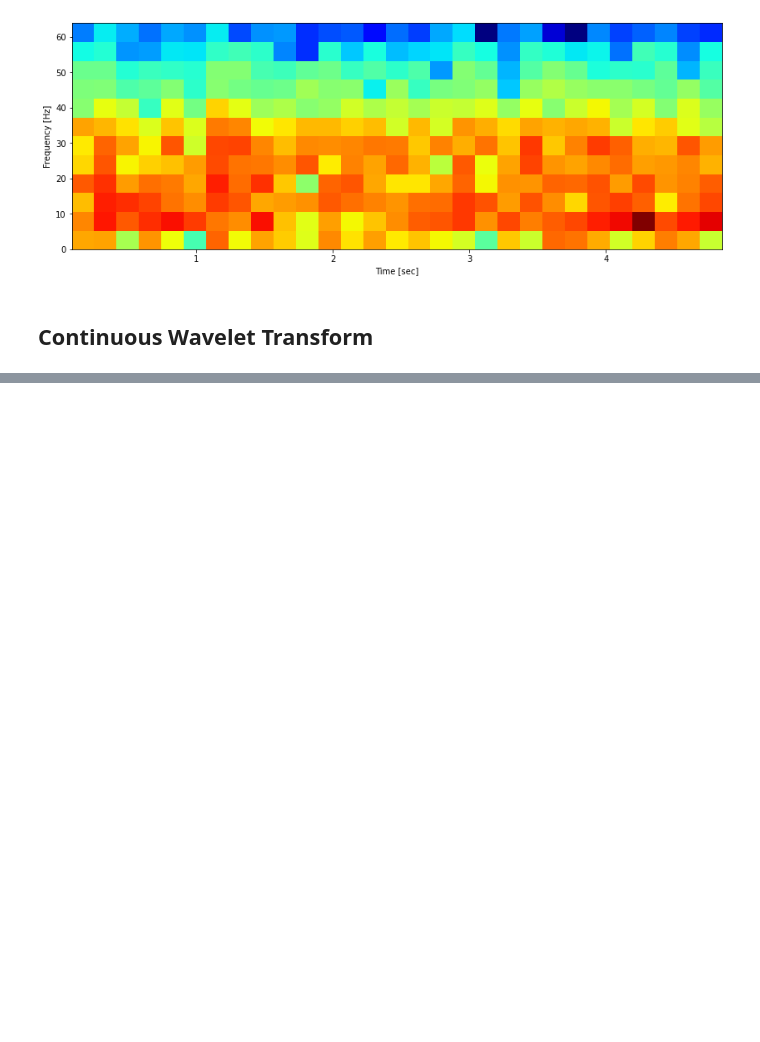
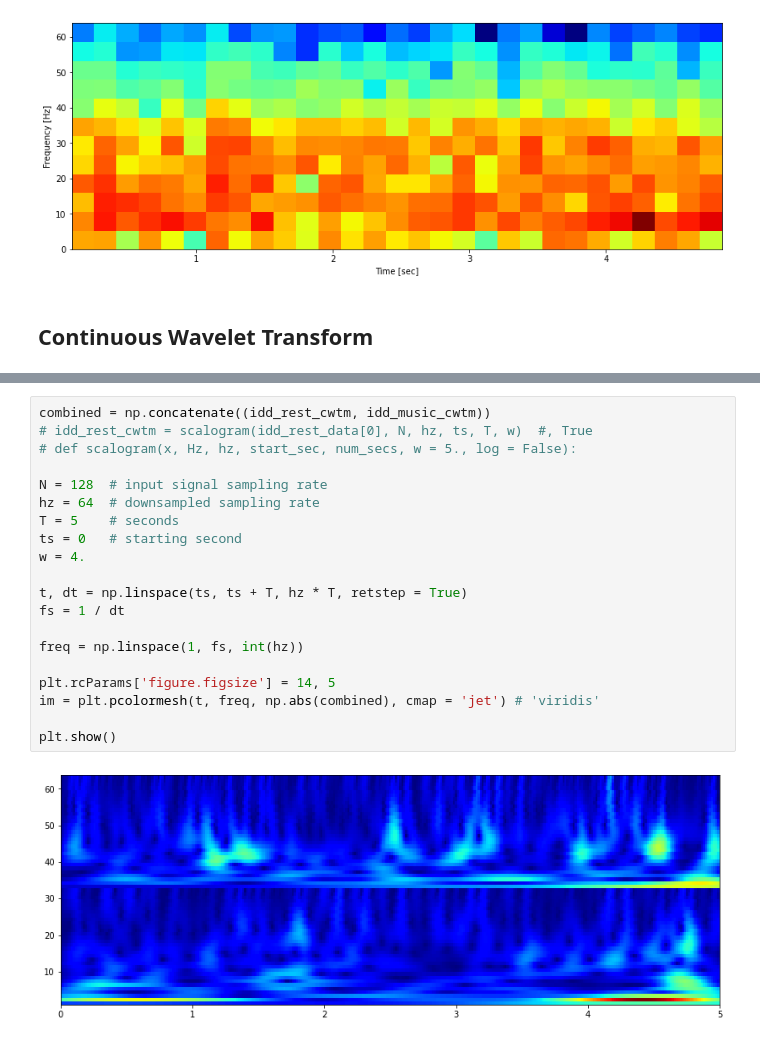
Before and after one commit to Koda98/CSE247-project, a Jupyter notebook: transform.ipynb, the cells around one changed output, grey strips where cells are left out. Drawn from its saved outputs; the diff is of its cells as text; blank space fills up the shorter version.

```diff
--- a/transform.ipynb
+++ b/transform.ipynb
@@ -160,0 +167,22 @@ Rest EEG Scalogram
+# %%
+combined = np.concatenate((idd_rest_cwtm, idd_music_cwtm))
+# idd_rest_cwtm = scalogram(idd_rest_data[0], N, hz, ts, T, w)  #, True
+# def scalogram(x, Hz, hz, start_sec, num_secs, w = 5., log = False):
+
+N = 128  # input signal sampling rate
+hz = 64  # downsampled sampling rate
+T = 5    # seconds
+ts = 0   # starting second
+w = 4.
+
+t, dt = np.linspace(ts, ts + T, hz * T, retstep = True)
+fs = 1 / dt
+
+freq = np.linspace(1, fs, int(hz))
+
+plt.rcParams['figure.figsize'] = 14, 5
+im = plt.pcolormesh(t, freq, np.abs(combined), cmap = 'jet') # 'viridis'
+
+plt.show()
+# %% [output]
+[figure, added]
```
Also changed, not shown: parts of 8 cells of this notebook, 1 other file.
